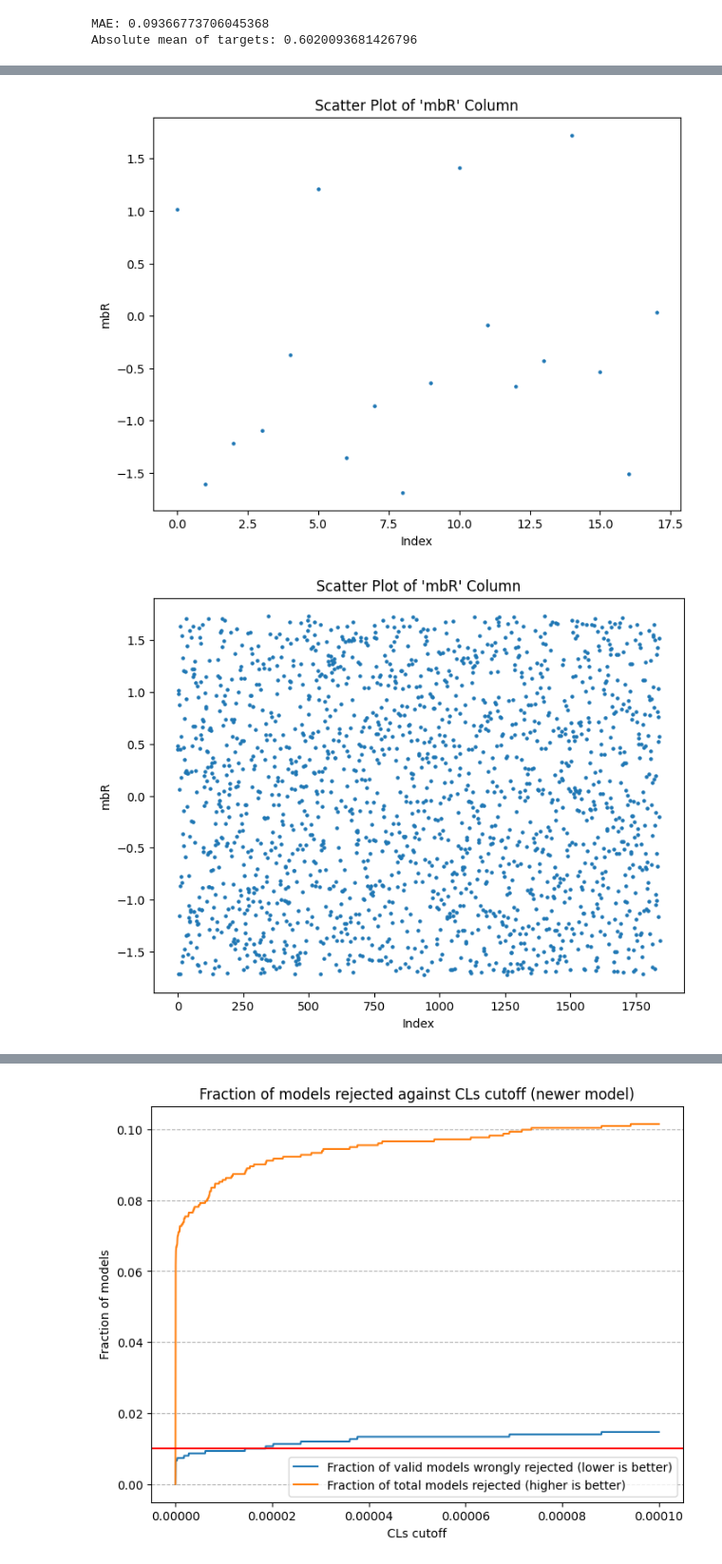
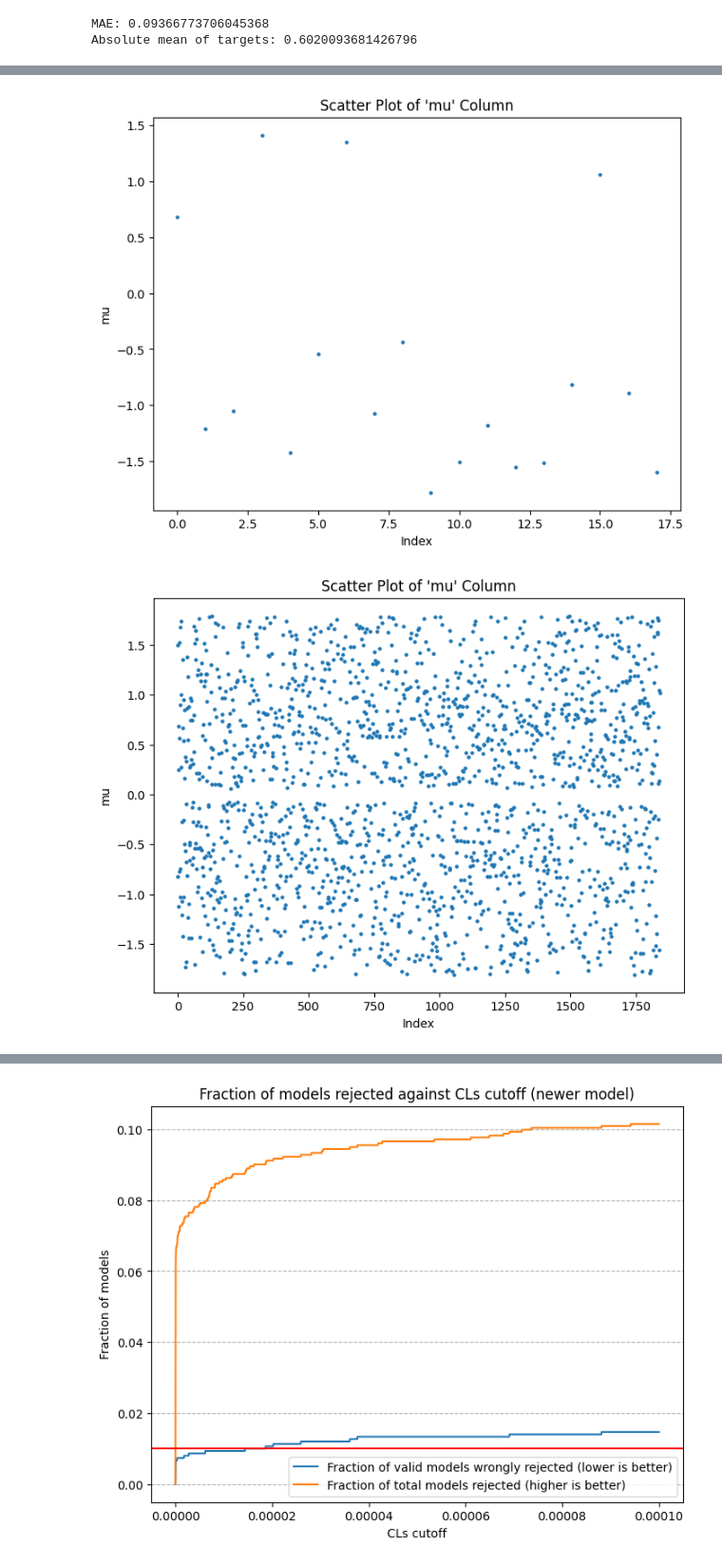
Before and after one commit to benvlasto/MPhys-Project, a Jupyter notebook: exploring_CLs_model_output.ipynb, the cells around one changed output, grey strips where cells are left out. Shown at 95% size. Cells and saved outputs as stored; diff of their text form; code cells hidden in the pictures.

```diff
--- a/exploring_CLs_model_output.ipynb
+++ b/exploring_CLs_model_output.ipynb
@@ -63,9 +63,9 @@ def plot_scatter_from_df(df, column_name):
     # Show the plot
     plt.show()
 # %%
-col_name = "mbR"
+col_name = "mu"
 plot_scatter_from_df(wrongly_rejected_models, col_name)
 plot_scatter_from_df(input_df, col_name)
 # %% [output]
-[figure, old version]
+[figure, new version]
-[figure, old version]
+[figure, new version]
```
Also changed, not shown: parts of 1 cell of this notebook, 3 other files.
